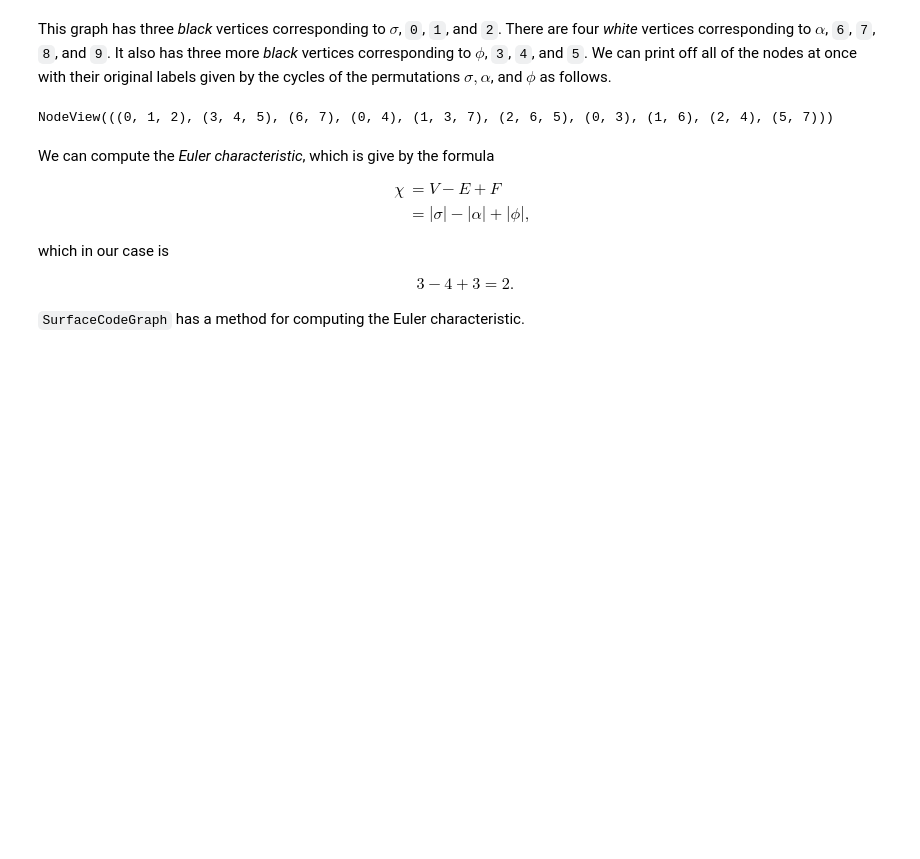
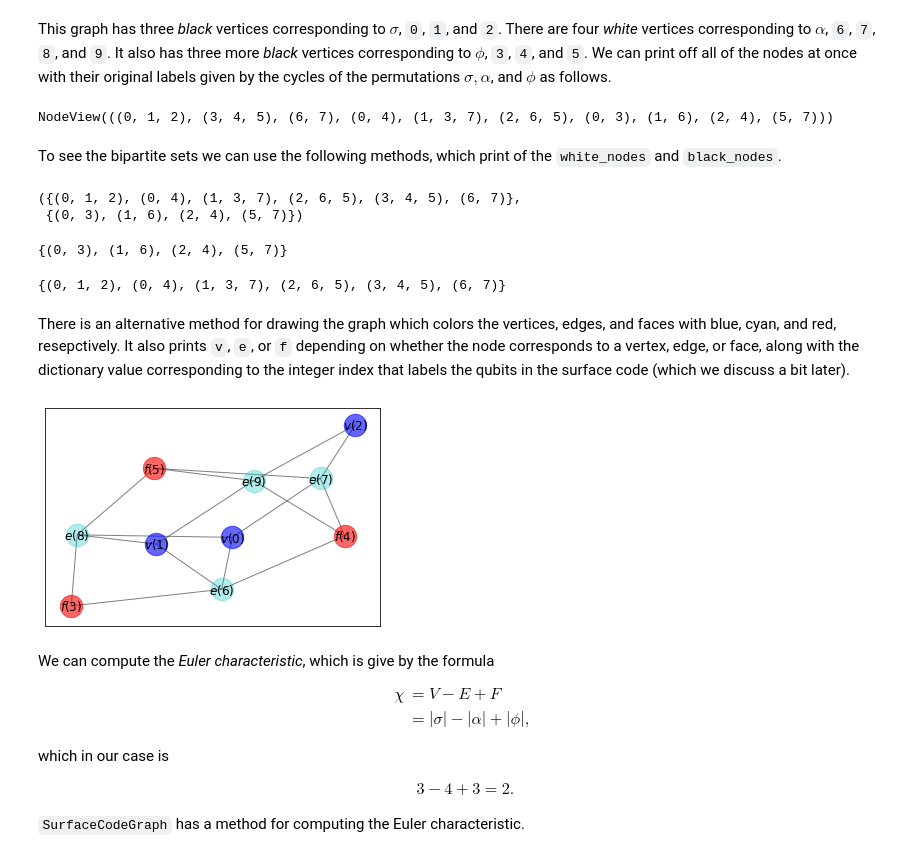
Before and after one commit to The-Singularity-Research/QISKit-Surface-Codes, a Jupyter notebook: Use Case Examples/surface_code_tutorial_2.ipynb, the cells around one changed output. Saved outputs shown, nothing was run; the diff lists cells and outputs as text; code cells hidden in the pictures; blank space fills up the shorter version.

```diff
--- a/Use Case Examples/surface_code_tutorial_2.ipynb
+++ b/Use Case Examples/surface_code_tutorial_2.ipynb
@@ -223,6 +304,27 @@ This graph has three *black* vertices corresponding to $\sigma$, `0`, `1`, and `
 SCG.code_graph.nodes
 # %% [output]
 NodeView(((0, 1, 2), (3, 4, 5), (6, 7), (0, 4), (1, 3, 7), (2, 6, 5), (0, 3), (1, 6), (2, 4), (5, 7)))
+# %% [markdown]
+To see the bipartite sets we can use the following methods, which print of the `white_nodes` and `black_nodes`.
+# %%
+bipartite.sets(SCG.code_graph)
+# %% [output]
+({(0, 1, 2), (0, 4), (1, 3, 7), (2, 6, 5), (3, 4, 5), (6, 7)},
+ {(0, 3), (1, 6), (2, 4), (5, 7)})
+# %%
+SCG.white_nodes
+# %% [output]
+{(0, 3), (1, 6), (2, 4), (5, 7)}
+# %%
+SCG.black_nodes
+# %% [output]
+{(0, 1, 2), (0, 4), (1, 3, 7), (2, 6, 5), (3, 4, 5), (6, 7)}
+# %% [markdown]
+There is an alternative method for drawing the graph which colors the vertices, edges, and faces with blue, cyan, and red, resepctively. It also prints `v`, `e`, or `f` depending on whether the node corresponds to a vertex, edge, or face, along with the dictionary value corresponding to the integer index that labels the qubits in the surface code (which we discuss a bit later).
+# %%
+SCG.draw('dict')
+# %% [output]
+[figure, added]
 # %% [markdown]
 We can compute the *Euler characteristic*, which is give by the formula
 
```
Also changed, not shown: parts of 11 cells of this notebook.
